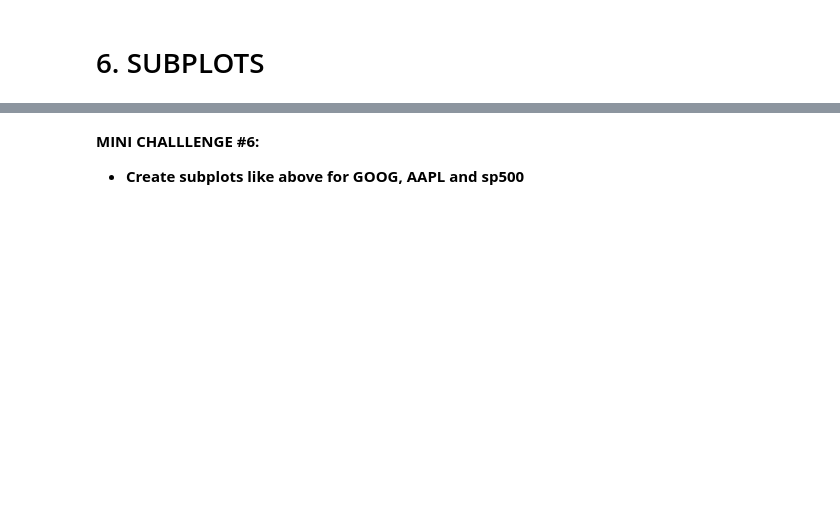
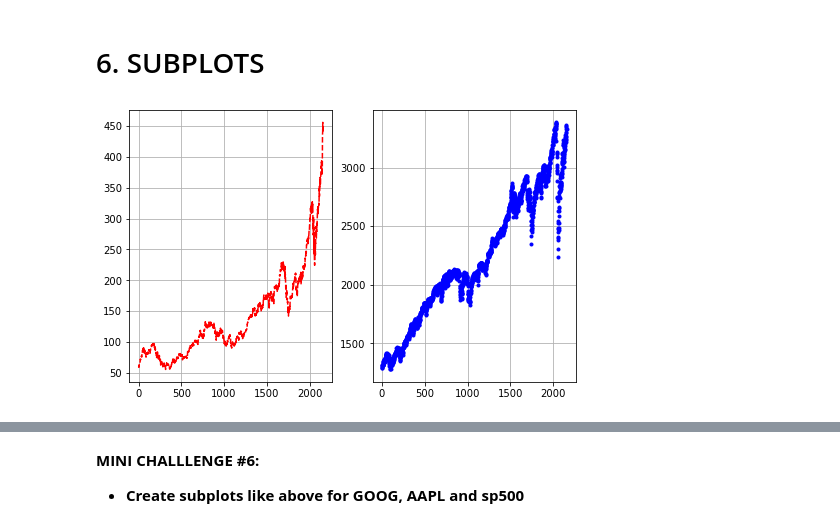
Before and after one commit to Ki-Sung/python_financial_analysis_and_machine_learning, a Jupyter notebook: Part1_Python_Programing_Fundamentals/9. Python 101 - Data Visualization with matplotlib.ipynb, the cells around one changed output, grey strips where cells are left out. Saved outputs shown, nothing was run; the diff lists cells and outputs as text; code cells hidden in the pictures; blank space fills up the shorter version.

```diff
--- a/Part1_Python_Programing_Fundamentals/9. Python 101 - Data Visualization with matplotlib.ipynb
+++ b/Part1_Python_Programing_Fundamentals/9. Python 101 - Data Visualization with matplotlib.ipynb
@@ -193,2 +227,16 @@ plt.show()
 # %% [markdown]
 # 6. SUBPLOTS
+# %%
+# 그래프를 나란히 배치
+# 애플 주가 차트 출력
+plt.figure(figsize=(8, 5))
+plt.subplot(1, 2, 1)        # 한 개의 행과 두 개의 열, 서브플롯에 있는 첫 번째 모양 출력
+plt.plot(stock_df["AAPL"], "r--")
+plt.grid()
+
+# S&P500 주가 차트 출력
+plt.subplot(1, 2, 2)        # 한 개의 행과 두 개의 열, 서브플롯에 있는 두 번째 모양 출력
+plt.plot(stock_df["sp500"], "b.")
+plt.grid()
+# %% [output]
+[figure, added]
```
Also changed, not shown: parts of 12 cells of this notebook.
